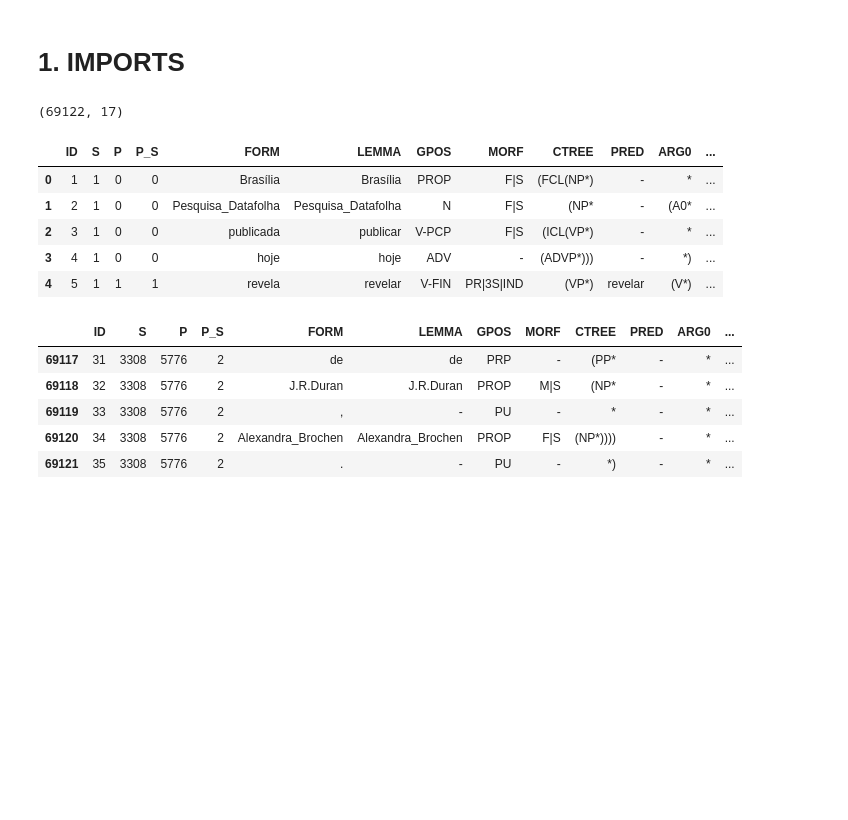
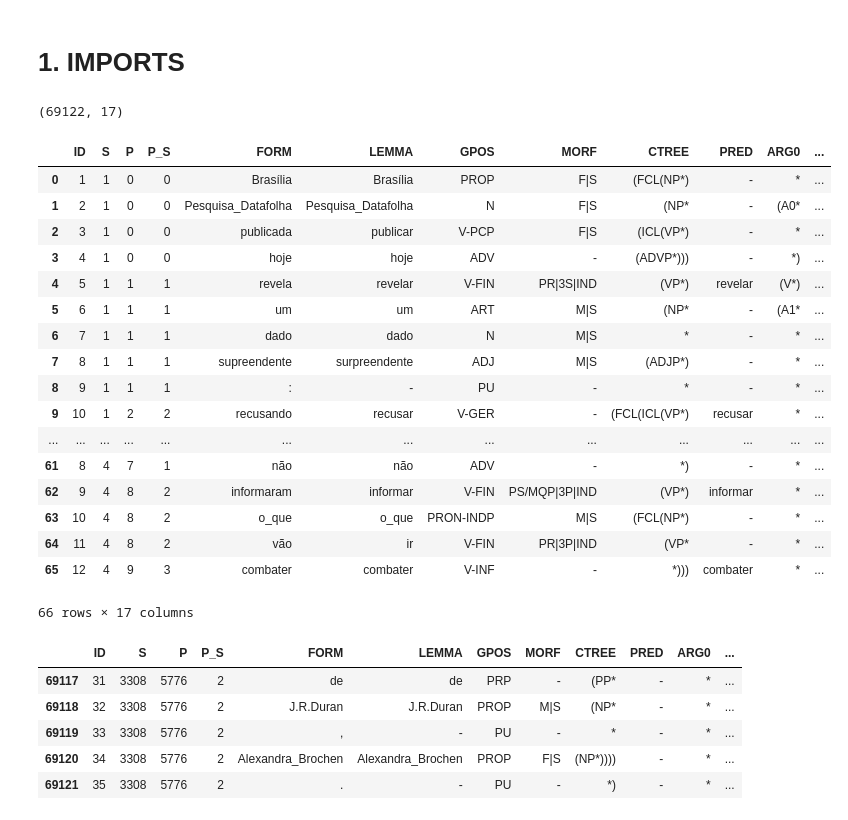
Before and after one commit to guilhermevarela/deep_srlbr, a Jupyter notebook: notebooks/01 PropBankBr Builder v1.0.ipynb, the cells around one changed output. Drawn from its saved outputs; the diff is of its cells as text; code cells hidden in the pictures; blank space fills up the shorter version.

```diff
--- a/notebooks/01 PropBankBr Builder v1.0.ipynb
+++ b/notebooks/01 PropBankBr Builder v1.0.ipynb
@@ -15,16 +16,28 @@ REQUIRED_COLUMNS = ['ID', 'S', 'P', 'P_S', 'FORM', 'LEMMA', 'GPOS', 'MORF', 'CTR
 # %%
 # This dataframe has all multiple arguments on columns ARG0 ~ARG6
 df = propbankbr_parser('1.0')
 print(df.shape)
-df.head()
+df.head(66)
 # %% [output]
 (69122, 17)
 |  | ID | S | P | P_S | FORM | LEMMA | GPOS | MORF | CTREE | PRED | ARG0 | ... |
 | 0 | 1 | 1 | 0 | 0 | Brasília | Brasília | PROP | F|S | (FCL(NP*) | - | * | ... |
 | 1 | 2 | 1 | 0 | 0 | Pesquisa_Datafolha | Pesquisa_Datafolha | N | F|S | (NP* | - | (A0* | ... |
 | 2 | 3 | 1 | 0 | 0 | publicada | publicar | V-PCP | F|S | (ICL(VP*) | - | * | ... |
 | 3 | 4 | 1 | 0 | 0 | hoje | hoje | ADV | - | (ADVP*))) | - | *) | ... |
 | 4 | 5 | 1 | 1 | 1 | revela | revelar | V-FIN | PR|3S|IND | (VP*) | revelar | (V*) | ... |
+| 5 | 6 | 1 | 1 | 1 | um | um | ART | M|S | (NP* | - | (A1* | ... |
+| 6 | 7 | 1 | 1 | 1 | dado | dado | N | M|S | * | - | * | ... |
+| 7 | 8 | 1 | 1 | 1 | supreendente | surpreendente | ADJ | M|S | (ADJP*) | - | * | ... |
+| 8 | 9 | 1 | 1 | 1 | : | - | PU | - | * | - | * | ... |
+| 9 | 10 | 1 | 2 | 2 | recusando | recusar | V-GER | - | (FCL(ICL(VP*) | recusar | * | ... |
+| ... | ... | ... | ... | ... | ... | ... | ... | ... | ... | ... | ... | ... |
+| 61 | 8 | 4 | 7 | 1 | não | não | ADV | - | *) | - | * | ... |
+| 62 | 9 | 4 | 8 | 2 | informaram | informar | V-FIN | PS/MQP|3P|IND | (VP*) | informar | * | ... |
+| 63 | 10 | 4 | 8 | 2 | o_que | o_que | PRON-INDP | M|S | (FCL(NP*) | - | * | ... |
+| 64 | 11 | 4 | 8 | 2 | vão | ir | V-FIN | PR|3P|IND | (VP* | - | * | ... |
+| 65 | 12 | 4 | 9 | 3 | combater | combater | V-INF | - | *))) | combater | * | ... |
+66 rows × 17 columns
 # %%
 df.tail()
 # %% [output]
```
Also changed, not shown: parts of 1 cell of this notebook, 46 other files.
